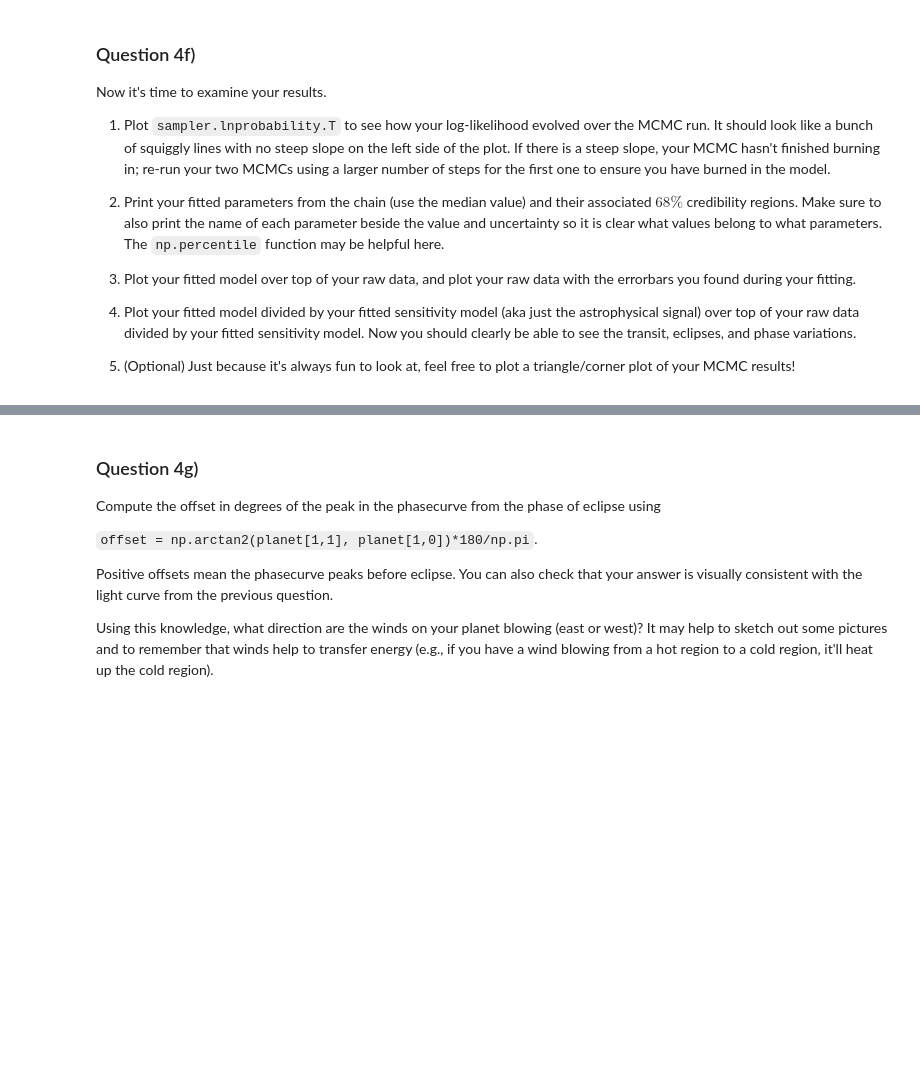
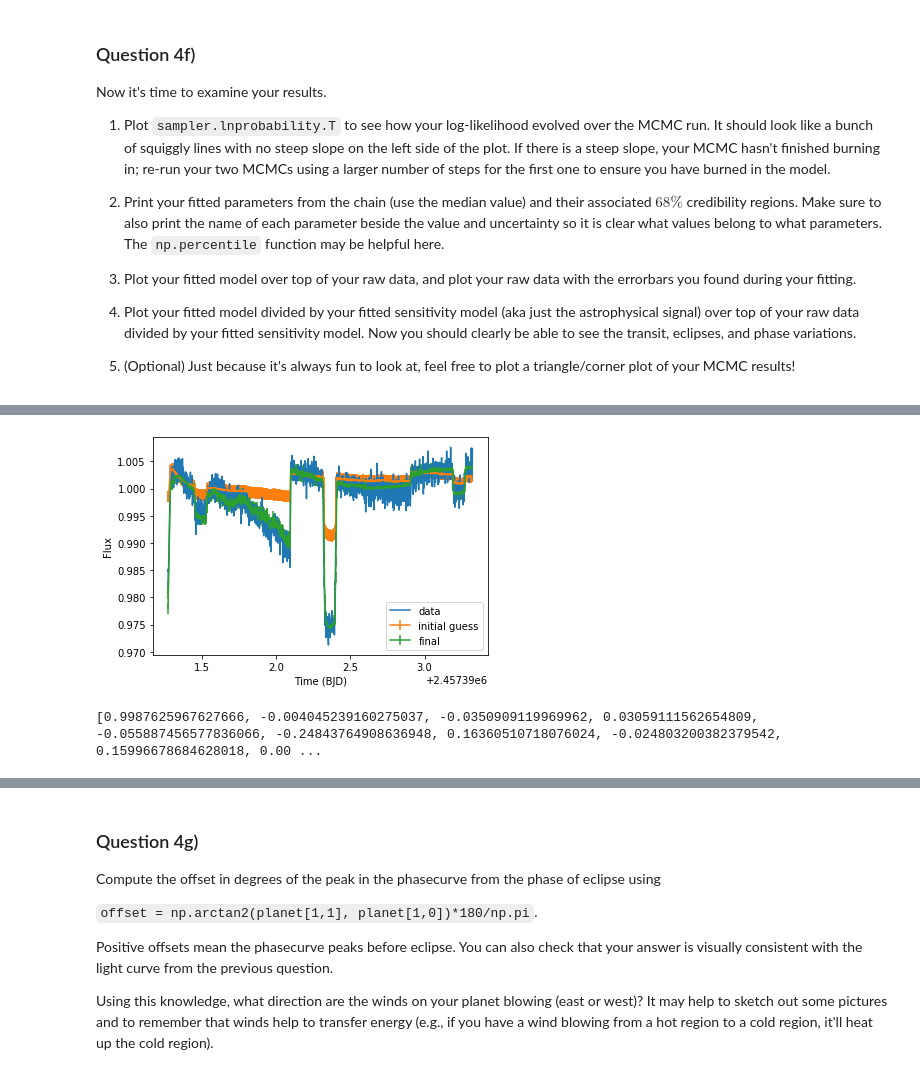
Before and after one commit to katiesavarc/DataSci_Lab, a Jupyter notebook: CodingLab08/CodingLab08_Exoplanets.ipynb, the cells around one changed output, grey strips where cells are left out. Saved outputs shown, nothing was run; the diff lists cells and outputs as text; code cells hidden in the pictures; blank space fills up the shorter version.

Commit message:
finally finished

```diff
--- a/CodingLab08/CodingLab08_Exoplanets.ipynb
+++ b/CodingLab08/CodingLab08_Exoplanets.ipynb
@@ -578,0 +590,12 @@ plt.show()
+# %%
+plt.plot(time, flux ,label="data")
+plt.errorbar(time, fit_system(theta_0[:-1], x, y, star, planet_corot), yerr=theta_0[-1],label="initial guess")
+plt.errorbar(time, fit_system(theta_final[:-1], x, y, star, planet_corot), yerr=theta_0[-1],label="final")
+plt.xlabel('Time (BJD)')
+plt.ylabel('Flux')
+plt.legend()
+plt.show()
+print(theta_final)
+# %% [output]
+[figure, added]
+[0.9987625967627666, -0.004045239160275037, -0.0350909119969962, 0.03059111562654809, -0.055887456577836066, -0.24843764908636948, 0.16360510718076024, -0.024803200382379542, 0.15996678684628018, 0.00 ...
```
Also changed, not shown: parts of 16 cells of this notebook.
